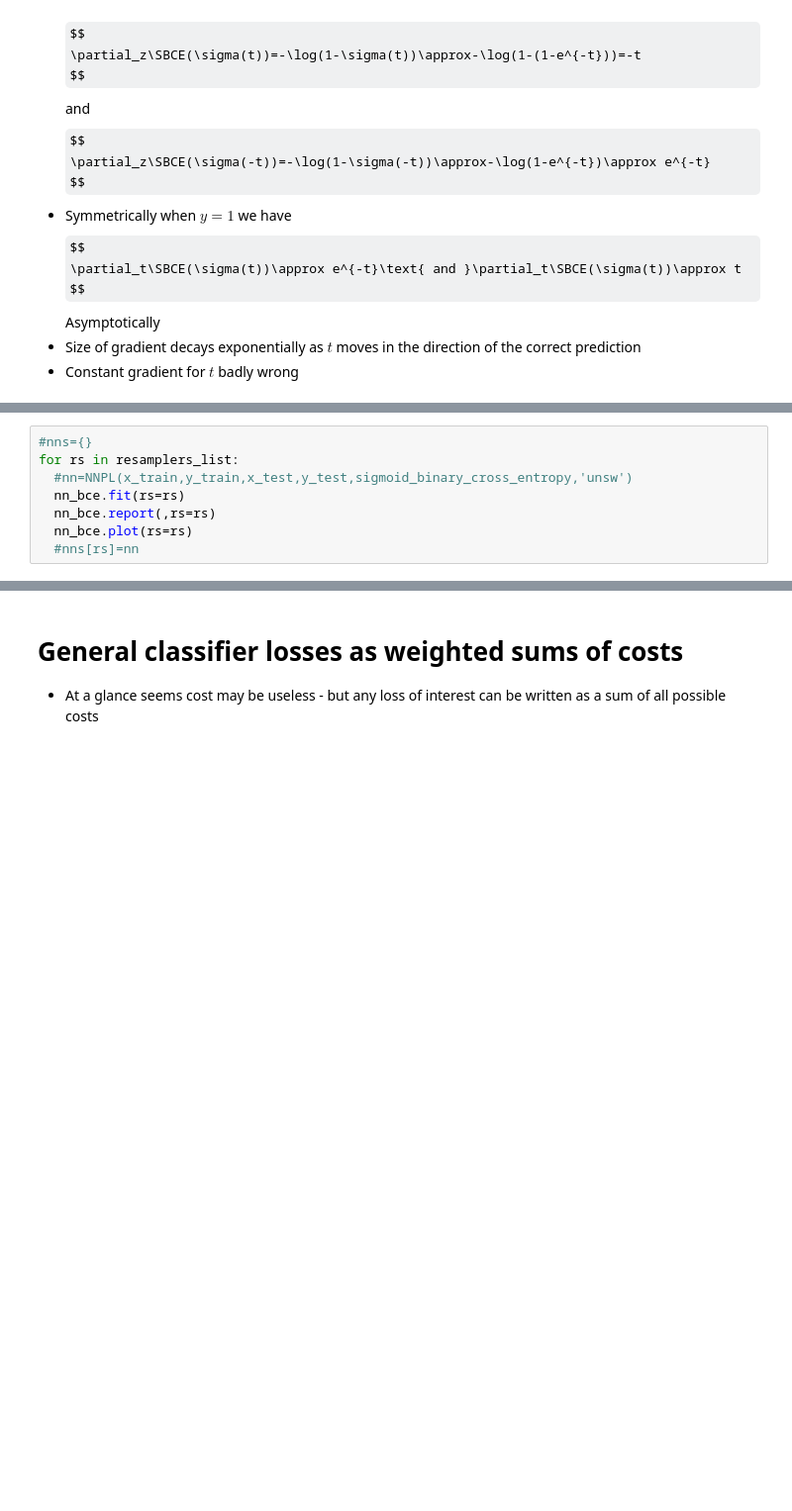
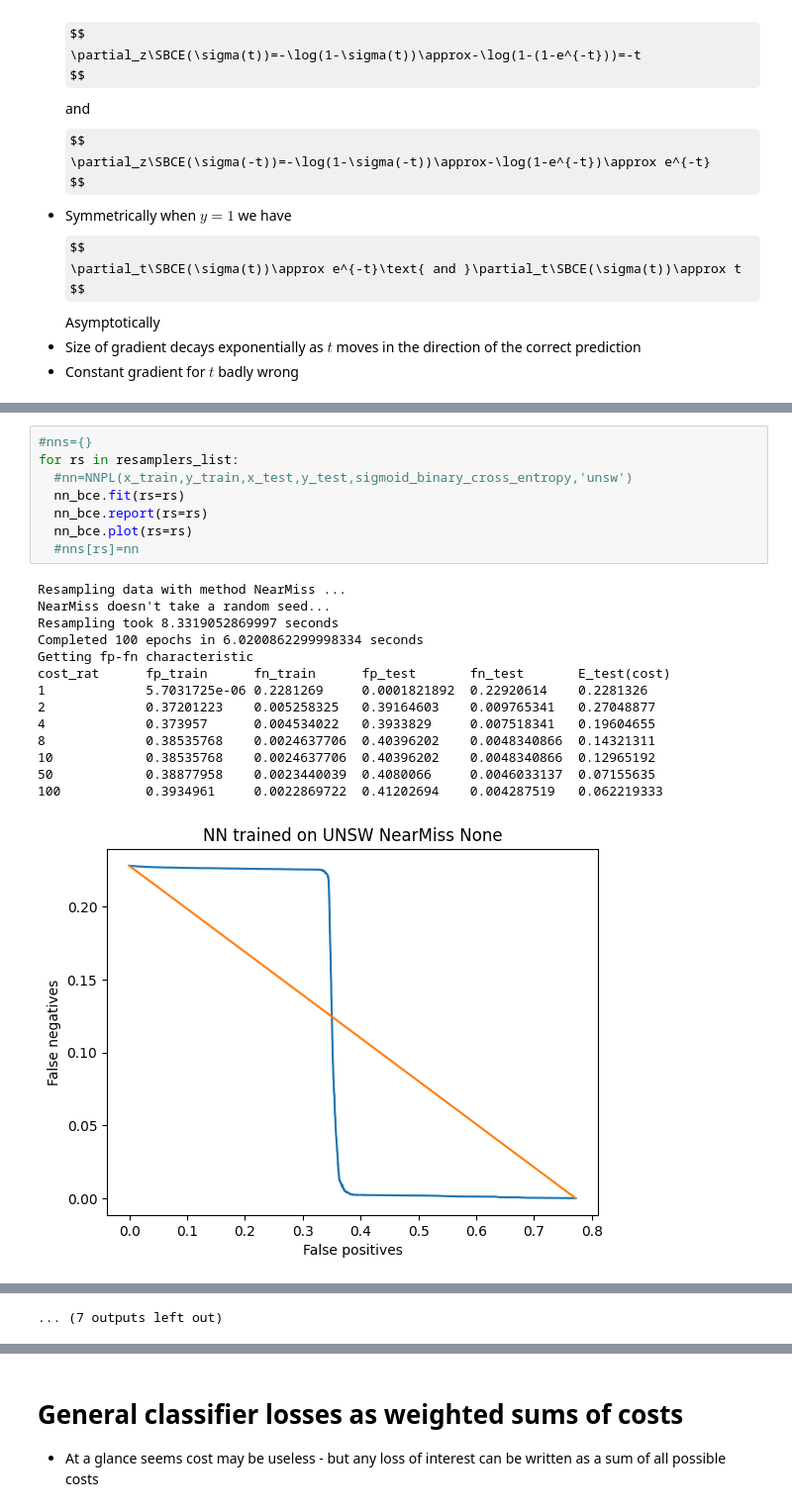
Before and after one commit to gleebourn/constraintawareml, a Jupyter notebook: bitsnlat.ipynb, the cells around one changed output, grey strips where cells are left out. Shown at 99% size. Drawn from its saved outputs; the diff is of its cells as text; some formulas as TeX source; blank space fills up the shorter version.

Commit message:
Tidy up notebook, more BCE perturbations n resampling

```diff
--- a/bitsnlat.ipynb
+++ b/bitsnlat.ipynb
@@ -428,8 +385,0 @@ $$
-# %%
-#nns={}
-for rs in resamplers_list:
-  #nn=NNPL(x_train,y_train,x_test,y_test,sigmoid_binary_cross_entropy,'unsw')
-  nn_bce.fit(rs=rs)
-  nn_bce.report(,rs=rs)
-  nn_bce.plot(rs=rs)
-  #nns[rs]=nn
@@ -456,0 +434,23 @@ for cr in cost_rats+[200,400]:
+# %%
+#nns={}
+for rs in resamplers_list:
+  #nn=NNPL(x_train,y_train,x_test,y_test,sigmoid_binary_cross_entropy,'unsw')
+  nn_bce.fit(rs=rs)
+  nn_bce.report(rs=rs)
+  nn_bce.plot(rs=rs)
+  #nns[rs]=nn
+# %% [output]
+Resampling data with method NearMiss ...
+NearMiss doesn't take a random seed...
+Resampling took 8.3319052869997 seconds
+Completed 100 epochs in 6.0200862299998334 seconds
+Getting fp-fn characteristic
+cost_rat      fp_train      fn_train      fp_test       fn_test       E_test(cost)
+1             5.7031725e-06 0.2281269     0.0001821892  0.22920614    0.2281326
+2             0.37201223    0.005258325   0.39164603    0.009765341   0.27048877
+4             0.373957      0.004534022   0.3933829     0.007518341   0.19604655
+8             0.38535768    0.0024637706  0.40396202    0.0048340866  0.14321311
+10            0.38535768    0.0024637706  0.40396202    0.0048340866  0.12965192
+50            0.38877958    0.0023440039  0.4080066     0.0046033137  0.07155635
+100           0.3934961     0.0022869722  0.41202694    0.004287519   0.062219333
+[figure, added]
@@ -456,0 +535 @@ for cr in cost_rats+[200,400]:
+... (7 outputs left out)
```
Also changed, not shown: parts of 62 cells of this notebook, 2 other files.
